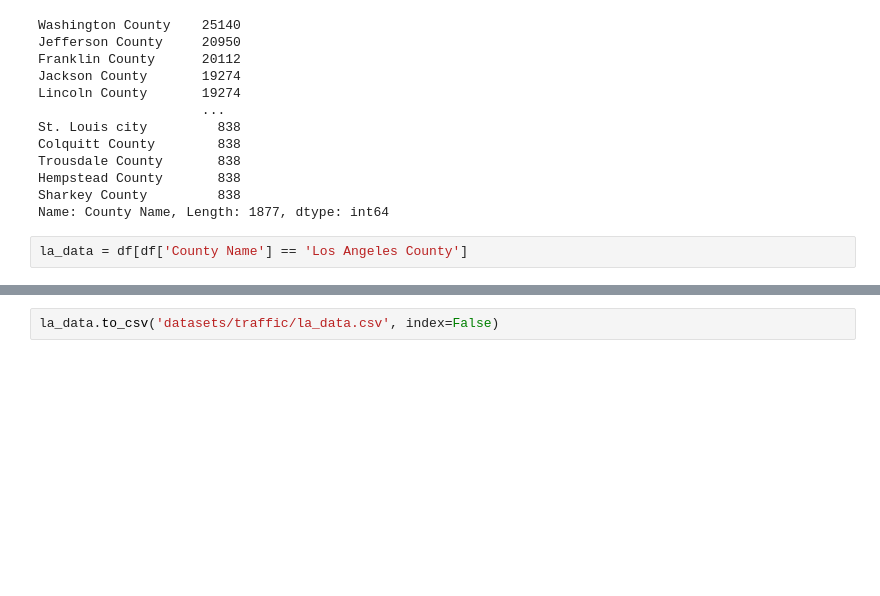
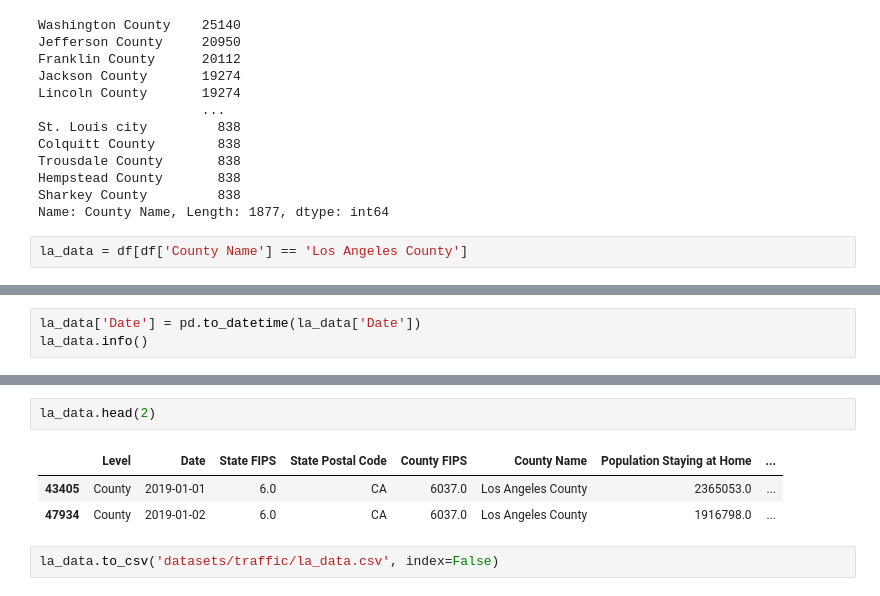
Before and after one commit to transcriptive/covid-aqi, a Jupyter notebook: traffic-data-cleaning.ipynb, the cells around one changed output, grey strips where cells are left out. Cells and saved outputs as stored; diff of their text form; blank space fills up the shorter version.

```diff
--- a/leo_notebook.ipynb
+++ b/traffic-data-cleaning.ipynb
@@ -100,0 +135,3 @@ la_data = df[df['County Name'] == 'Los Angeles County']
+# %%
+la_data['Date'] = pd.to_datetime(la_data['Date'])
+la_data.info()
@@ -101,2 +161,8 @@ la_data = df[df['County Name'] == 'Los Angeles County']
+# %%
+la_data.head(2)
+# %% [output]
+|  | Level | Date | State FIPS | State Postal Code | County FIPS | County Name | Population Staying at Home | ... |
+| 43405 | County | 2019-01-01 | 6.0 | CA | 6037.0 | Los Angeles County | 2365053.0 | ... |
+| 47934 | County | 2019-01-02 | 6.0 | CA | 6037.0 | Los Angeles County | 1916798.0 | ... |
 # %%
 la_data.to_csv('datasets/traffic/la_data.csv', index=False)
```
Also changed, not shown: parts of 5 cells of this notebook, 1 other file.
